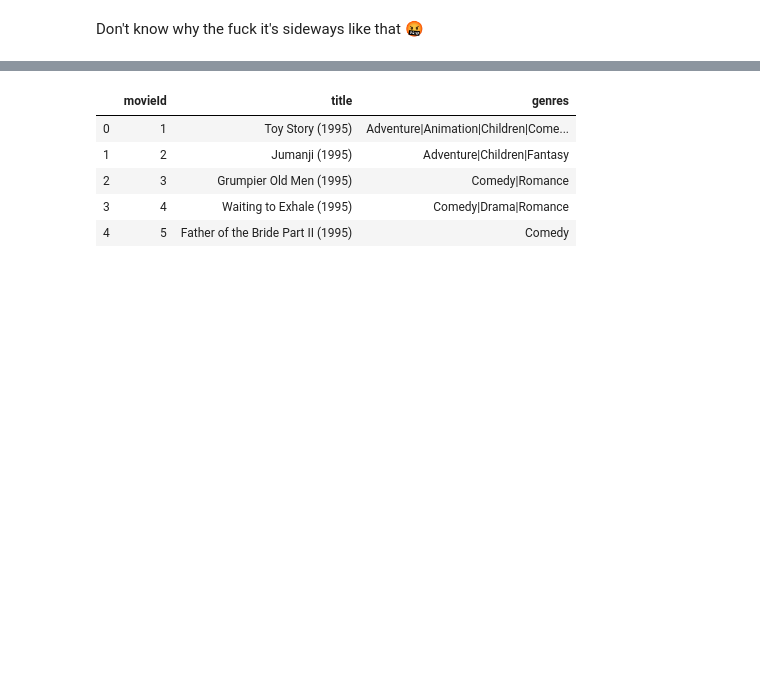
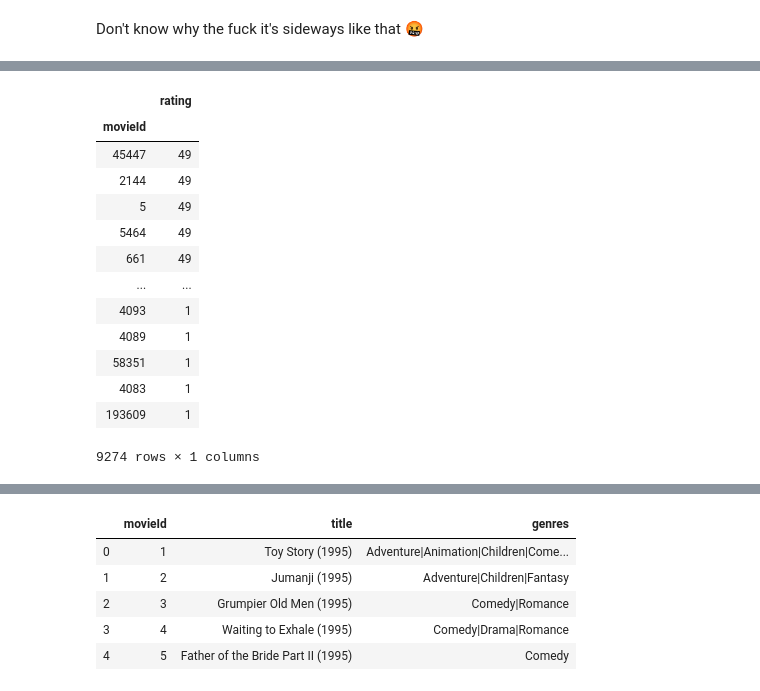
Before and after one commit to lecritch/Rate-5-Get-5-Movie-Recommendation-System, a Jupyter notebook: notebooks/exploratory/lc_explore/04_viz_lc.ipynb, the cells around one changed output, grey strips where cells are left out. Saved outputs shown, nothing was run; the diff lists cells and outputs as text; code cells hidden in the pictures; blank space fills up the shorter version.

```diff
--- a/notebooks/exploratory/lc_explore/04_viz_lc.ipynb
+++ b/notebooks/exploratory/lc_explore/04_viz_lc.ipynb
@@ -125,0 +151,17 @@ plt.show();
+# %%
+sorted_num_ratings[sorted_num_ratings['rating'] < 50]
+# %% [output]
+|  | rating |
+| movieId |  |
+| 45447 | 49 |
+| 2144 | 49 |
+| 5 | 49 |
+| 5464 | 49 |
+| 661 | 49 |
+| ... | ... |
+| 4093 | 1 |
+| 4089 | 1 |
+| 58351 | 1 |
+| 4083 | 1 |
+| 193609 | 1 |
+9274 rows × 1 columns
```
Also changed, not shown: parts of 8 cells of this notebook, 3 other files.
